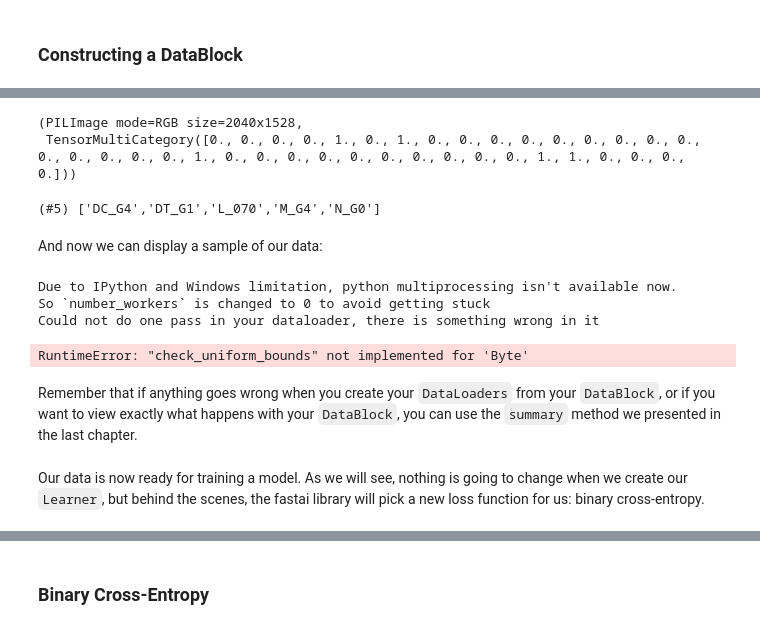
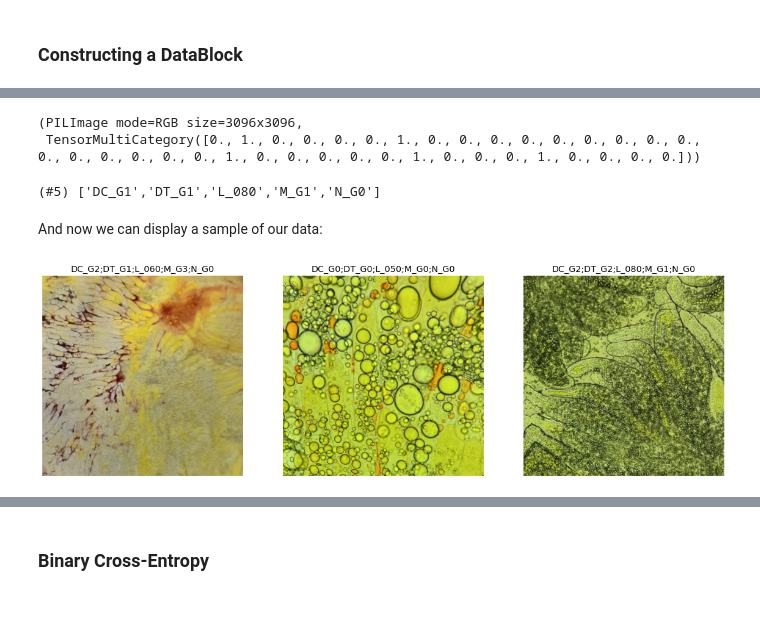
Before and after one commit to gabrielfreire08/ATSIA, a Jupyter notebook: atsia.ipynb, the cells around one changed output, grey strips where cells are left out. Drawn from its saved outputs; the diff is of its cells as text; code cells hidden in the pictures.

```diff
--- a/atsia.ipynb
+++ b/atsia.ipynb
@@ -140,12 +140,14 @@ for i,ax in enumerate(axs.flatten()): show_image(y[i], ctx=ax)
 # %%
 def get_x(r): return Path(path["img"][organo], r['img_name'])
-def get_y(r): return r['labels'].split(' ')
+def get_y(r): return r['labels'].split(" ")
 
 
 dblock = DataBlock(blocks=(ImageBlock, MultiCategoryBlock),
                    get_x = get_x,
                    get_y = get_y,
-                   item_tfms = aug_transforms(mult=1.0,
+                   item_tfms = Resize(500),
+                   splitter = RandomSplitter(valid_pct=0.2, seed=42),
+                   batch_tfms =[*aug_transforms(mult=1.0,
                                               do_flip=True,
                                               flip_vert=True,
                                               max_rotate=10.0,
@@ -155,36 +157,29 @@ dblock = DataBlock(blocks=(ImageBlock, MultiCategoryBlock),
                                               max_warp=0.1,
                                               p_affine=0.75,
                                               p_lighting=0.75,
-                                              xtra_tfms=None,
-                                              size=(200,200),
+#                                               size=(200,200),
                                               mode='bilinear',
                                               pad_mode='reflection',
                                               align_corners=True,
                                               batch=False,
-                                              min_scale=1.0)
-                  )
+                                              min_scale=1.0),Normalize.from_stats(*imagenet_stats)]
+                   )
 dsets = dblock.datasets(metadata_csv)
 dsets.train[0]
-dsets.valid[0]
+# dsets.valid[0]
 # %% [output]
-(PILImage mode=RGB size=2040x1528,
- TensorMultiCategory([0., 0., 0., 0., 1., 0., 1., 0., 0., 0., 0., 0., 0., 0., 0., 0., 0., 0., 0., 0., 0., 1., 0., 0., 0., 0., 0., 0., 0., 0., 0., 0., 1., 1., 0., 0., 0., 0.]))
+(PILImage mode=RGB size=3096x3096,
+ TensorMultiCategory([0., 1., 0., 0., 0., 0., 1., 0., 0., 0., 0., 0., 0., 0., 0., 0., 0., 0., 0., 0., 0., 0., 1., 0., 0., 0., 0., 0., 1., 0., 0., 0., 1., 0., 0., 0., 0.]))
 # %%
-idxs = torch.where(dsets.train[0][1]==1.)[0]
+idxs = torch.where(dsets.train[0][1] == 1.)[0]
 dsets.train.vocab[idxs]
 # %% [output]
-(#5) ['DC_G4','DT_G1','L_070','M_G4','N_G0']
+(#5) ['DC_G1','DT_G1','L_080','M_G1','N_G0']
 # %% [markdown]
 And now we can display a sample of our data:
+# %%
+dls = dblock.dataloaders(metadata_csv, bs=16)
 # %%
-dls = dblock.dataloaders(metadata_csv)
-dls.show_batch(nrows=3, ncols=2, figsize=(10,10))
+dls.show_batch(nrows=1, ncols=3, figsize=(20,10))
 # %% [output]
-Due to IPython and Windows limitation, python multiprocessing isn't available now.
-So `number_workers` is changed to 0 to avoid getting stuck
-Could not do one pass in your dataloader, there is something wrong in it
-RuntimeError: "check_uniform_bounds" not implemented for 'Byte'
+[figure, added]
-# %% [markdown]
-Remember that if anything goes wrong when you create your `DataLoaders` from your `DataBlock`, or if you want to view exactly what happens with your `DataBlock`, you can use the `summary` method we presented in the last chapter.
-# %% [markdown]
-Our data is now ready for training a model. As we will see, nothing is going to change when we create our `Learner`, but behind the scenes, the fastai library will pick a new loss function for us: binary cross-entropy.
```
Also changed, not shown: parts of 44 cells of this notebook, 1 other file.
